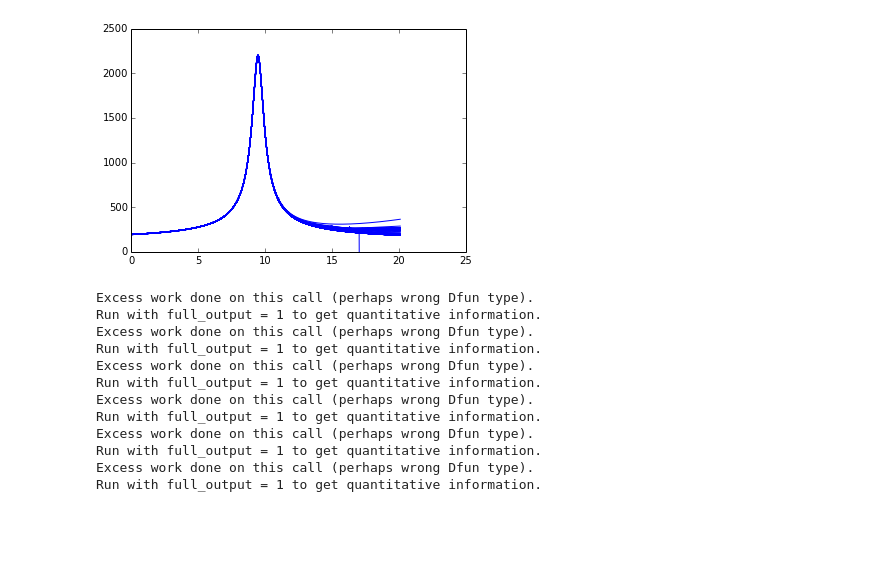
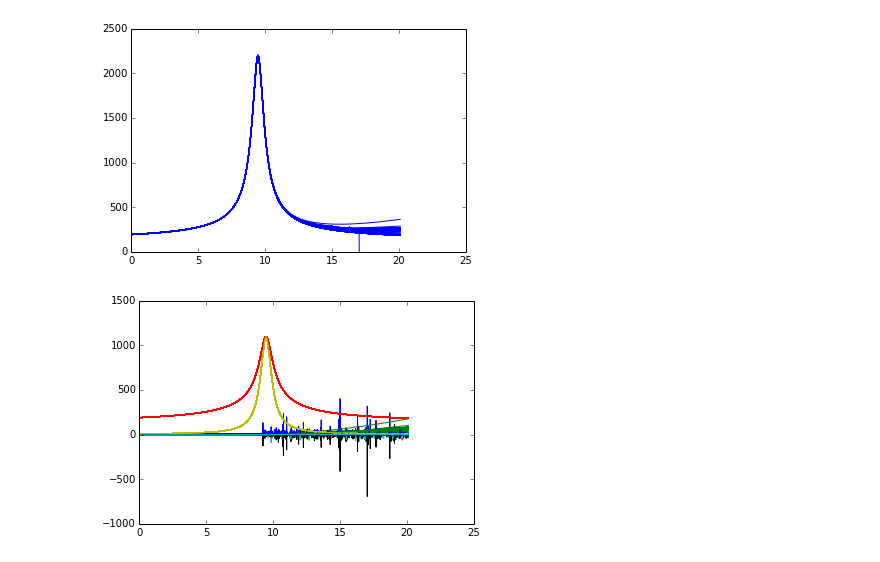
Before and after one commit to mkourjan/GalaxyProject, a Jupyter notebook: EnergyPlots.ipynb, the cells around one changed output. Drawn from its saved outputs; the diff is of its cells as text; code cells hidden in the pictures; blank space fills up the shorter version.

```diff
--- a/EnergyPlots.ipynb
+++ b/EnergyPlots.ipynb
@@ -213,6 +213,6 @@ for i in range(120):
     #print L
 
 
-    energy.append(0.5*(vrx**2+vry**2)+(L**2/2.*(rx**2+ry**2))-G*M/np.sqrt(rx**2+ry**2)-G*S/np.sqrt((Rx-rx)**2+(Ry-ry)**2) + (0.5*S*(vRx**2+vRy**2))+ Lse +(G*S/np.sqrt(Rx**2+Ry**2)))
+    energy.append(0.5*(vrx**2+vry**2)+(L**2/2.*(rx**2+ry**2))-G*M/np.sqrt(rx**2+ry**2)-G*S/np.sqrt((Rx-rx)**2+(Ry-ry)**2) + (0.5*S*(vRx**2+vRy**2))+ Lse -(G*S/np.sqrt(Rx**2+Ry**2)))
     print energy[i][0]
 # %% [output]
@@ -243,27 +243,16 @@ for i in range(120):
 #print energy[5][0]
 # %% [output]
 [figure]
-# %%
-results_2 = Make_Master_Array(Rx0 = -8, Ry0 = -9, Initial_velocity_X = 0.85,Initial_velocity_Y = 0.65,t = 20, M=330., S=1320., dt = 0.01)
-#Heavy Mass Disruptor
-# %% [output]
-Excess work done on this call (perhaps wrong Dfun type).
-Run with full_output = 1 to get quantitative information.
-Excess work done on this call (perhaps wrong Dfun type).
-Run with full_output = 1 to get quantitative information.
-Excess work done on this call (perhaps wrong Dfun type).
-Run with full_output = 1 to get quantitative information.
-Excess work done on this call (perhaps wrong Dfun type).
-Run with full_output = 1 to get quantitative information.
-Excess work done on this call (perhaps wrong Dfun type).
-Run with full_output = 1 to get quantitative information.
-Excess work done on this call (perhaps wrong Dfun type).
-Run with full_output = 1 to get quantitative information.
 # %%
 G = 4.302e-3 #pc(M_solar)^-1 (km/s)^2
 M=330.
-S2=1320.
-energy = []
+S=330.
+LKEs = []
+LKES = []
+LLse = []
+LLSe = []
+LUstar = []
+LUgal = []
 time = np.arange(0.,20.+0.1,0.01)
 for i in range(120):
     #print i, i*4+4, i*4+5, i*4+6,i*4+7
@@ -276,10 +265,33 @@ for i in range(120):
     vrx = results_1[i*4+6]
     vry = results_1[i*4+7]
     L = np.sqrt(rx[0]**2+ry[0]**2)*np.sqrt(vrx[0]**2+vry[0]**2)
-    Ls = np.sqrt(0.9500784**2-0.0102039**2)*np.sqrt(-0.003731197**2+2.5787746**2)*S
-    Lse = ((Ls**2)/(2*S*(Rx**2+Ry**2)))
+    LS = np.sqrt(0.9500784**2-0.0102039**2)*np.sqrt(-0.003731197**2+2.5787746**2)*S
+    LSe = ((LS**2)/(2*S*(Rx**2+Ry**2)))
+    KEs = 0.5*(vrx**2+vry**2)
+    Lse = (L**2/2.*(rx**2+ry**2))
+    KES = (0.5*S*(vRx**2+vRy**2))
+    Ustar = np.zeros(2010)
+    for i in range(2010):
+        if np.sqrt(rx[i]**2+ry[i]**2) != 0:
+            Ustar[i] = -G*M/np.sqrt(rx[i]**2+ry[i]**2) #-G*S/np.sqrt((Rx-rx)**2+(Ry-ry)**2)+(G*S/np.sqrt(Rx**2+Ry**2))
+        else:
+            Ustar[i] = 0
+    Ugal = -G*S/np.sqrt((Rx-rx)**2+(Ry-ry)**2)-(G*S/np.sqrt(Rx**2+Ry**2))
     #print L
-
-
-    energy.append(0.5*(vrx**2+vry**2)+(L**2/2.*(rx**2+ry**2))-G*M/np.sqrt(rx**2+ry**2)-G*S/np.sqrt((Rx-rx)**2+(Ry-ry)**2) + (0.5*S*(vRx**2+vRy**2))+ Lse +(G*S/np.sqrt(Rx**2+Ry**2)))
-    print energy[i][0]
+    LKEs.append(KEs)
+    LKES.append(KES)
+    LLse.append(Lse)
+    LLSe.append(LSe)
+    LUstar.append(Ustar)
+    LUgal.append(Ugal)
+# %%
+for i in range(120):
+    plt.plot(time,LKEs[i][:],'b-')
+    plt.plot(time,LKES[i][:],'r-')
+    plt.plot(time,LLse[i][:],'g-')
+    plt.plot(time,LLSe[i][:],'y-')
+    plt.plot(time,LUgal[i][:],'k-')
+    plt.plot(time,LUstar[i][:],'c-')
+    #plt.ylim(-50.,2500.)
+# %% [output]
+[figure, added]
```
Also changed, not shown: parts of 3 cells of this notebook, 2 other files.
